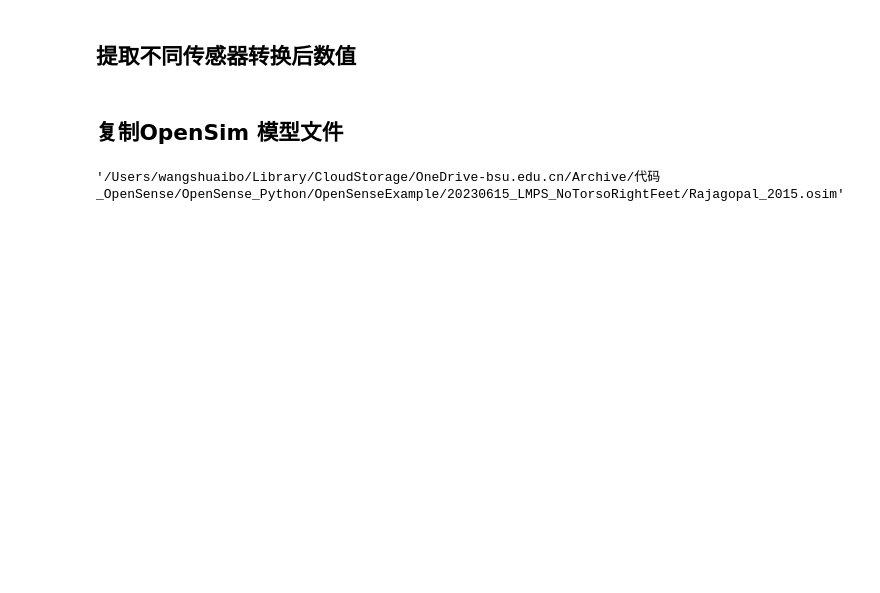
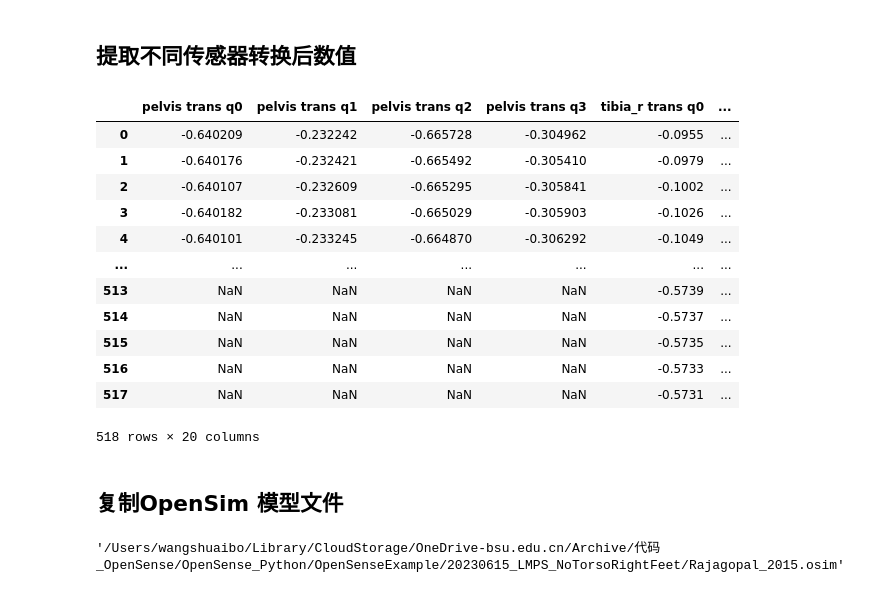
Before and after one commit to Allwillcome/--_----, a Jupyter notebook: Notes/OpenSense/20230615_LMPS2OpenSense.ipynb, the cells around one changed output. Drawn from its saved outputs; the diff is of its cells as text; code cells hidden in the pictures; blank space fills up the shorter version.

```diff
--- a/Notes/OpenSense/20230615_LMPS2OpenSense.ipynb
+++ b/Notes/OpenSense/20230615_LMPS2OpenSense.ipynb
@@ -31,4 +34,11 @@ file_name = "squat_100hz.csv"
 file_path = os.path.join(dir_path,newfile_name,IMUData_dir,file_name)
+# %%
+# 匹配传感器名称和环节部位
+# bodies = ["pelvis","tibia_r","femur_r","tibia_l",'femur_l','calcn_l']
+# sensors = [1, 5, 3, 4, 2, 6]
+bodies = ["pelvis","tibia_r","femur_r","tibia_l",'femur_l']
+sensors = [1, 5, 3, 4, 2]
+bodies_sensors = dict(zip(bodies,sensors))
 # %% [markdown]
 ## 读取传感器数值
 # %%
@@ -92,5 +107,0 @@ ValueError: too many values to unpack (expected 4)
-# %%
-# 匹配传感器名称和环节部位
-bodies = ["pelvis","tibia_r","femur_r","tibia_l",'femur_l','calcn_l']
-sensors = [1, 5, 3, 4, 2, 6]
-bodies_sensors = dict(zip(bodies,sensors))
@@ -99,23 +142,29 @@ bodies_sensors = dict(zip(bodies,sensors))
 # %%
 # 将不同传感器的数值保存在不同的列
 new_df = pd.DataFrame()
 series = pd.Series(dtype="float64")
 for body in bodies:
     sensor_id = bodies_sensors[body]
     body_quats = [body + " " + quat for quat in tran_quats]
     # 先重置index
     temp_df = df[df['SensorId'] == sensor_id][quats].reset_index(drop=True)
     # 长度不一样只能使用 concat 连接
     new_df = pd.concat([new_df,temp_df], axis=1)
 
+
 new_df.columns =  [body + " " + quat for body in bodies for quat in tran_quats]
-
-# 新增 time 列
-time = np.arange(0, new_df.shape[0]/100, 1/100)
-new_df.insert(0,"time",time,)
-# 去除包含空行的数据
-new_df.dropna(axis=0,inplace=True)
-
-# 保存文件
-tran_file_path = os.path.splitext(file_path)[0] + "_coordinate_trans.csv"
-new_df.to_csv(tran_file_path,index=False)
+new_df
+# %% [output]
+|  | pelvis trans q0 | pelvis trans q1 | pelvis trans q2 | pelvis trans q3 | tibia_r trans q0 | ... |
+| 0 | -0.640209 | -0.232242 | -0.665728 | -0.304962 | -0.0955 | ... |
+| 1 | -0.640176 | -0.232421 | -0.665492 | -0.305410 | -0.0979 | ... |
+| 2 | -0.640107 | -0.232609 | -0.665295 | -0.305841 | -0.1002 | ... |
+| 3 | -0.640182 | -0.233081 | -0.665029 | -0.305903 | -0.1026 | ... |
+| 4 | -0.640101 | -0.233245 | -0.664870 | -0.306292 | -0.1049 | ... |
+| ... | ... | ... | ... | ... | ... | ... |
+| 513 | NaN | NaN | NaN | NaN | -0.5739 | ... |
+| 514 | NaN | NaN | NaN | NaN | -0.5737 | ... |
+| 515 | NaN | NaN | NaN | NaN | -0.5735 | ... |
+| 516 | NaN | NaN | NaN | NaN | -0.5733 | ... |
+| 517 | NaN | NaN | NaN | NaN | -0.5731 | ... |
+518 rows × 20 columns
```
Also changed, not shown: parts of 8 cells of this notebook.
